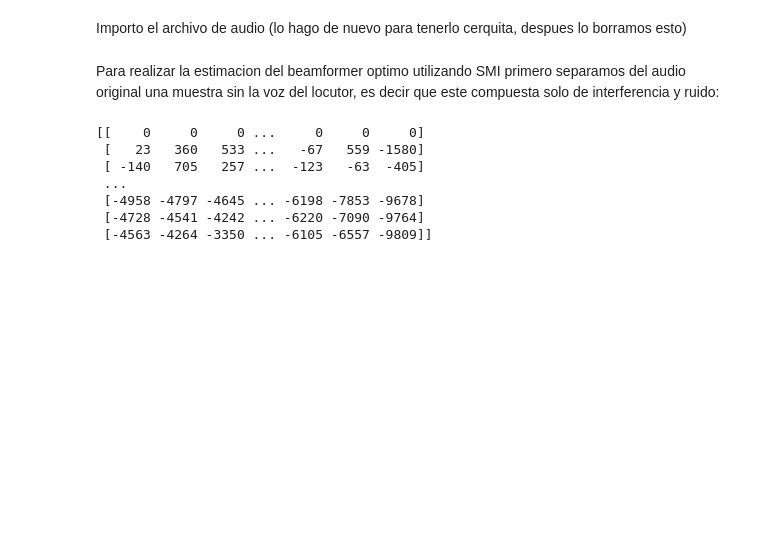
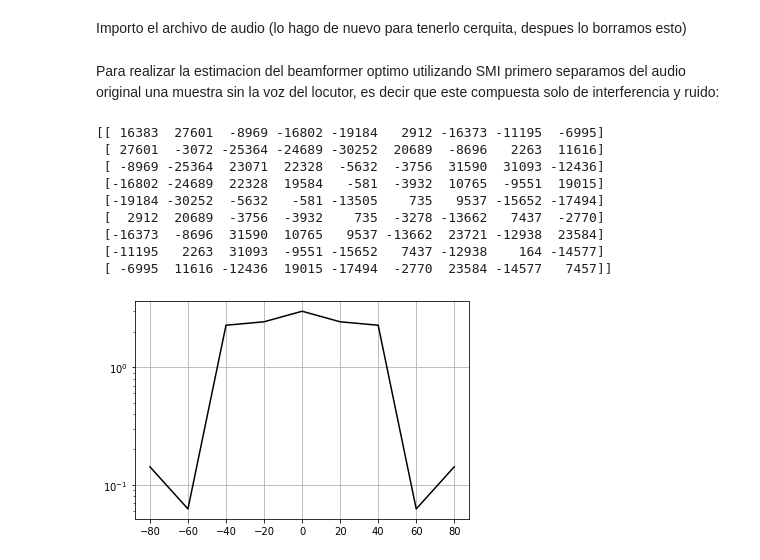
Before and after one commit to mbergerman/Procesamiento-Adaptativo, a Jupyter notebook: TPS/TP4/PASA_TP4_G2.ipynb, the cells around one changed output. Cells and saved outputs as stored; diff of their text form; code cells hidden in the pictures; blank space fills up the shorter version.

```diff
--- a/TPS/TP4/PASA_TP4_G2.ipynb
+++ b/TPS/TP4/PASA_TP4_G2.ipynb
@@ -199,14 +198,42 @@ N = len(data)
 # %% [markdown]
 Para realizar la estimacion del beamformer optimo utilizando SMI primero separamos del audio original una muestra sin la voz del locutor, es decir que este compuesta solo de interferencia y ruido:
-# %%
-print(data)
-#int_noise = data[:, rate*8:rate*9]
-#print(int_noise)
-# %% [output]
-[[    0     0     0 ...     0     0     0]
- [   23   360   533 ...   -67   559 -1580]
- [ -140   705   257 ...  -123   -63  -405]
- ...
- [-4958 -4797 -4645 ... -6198 -7853 -9678]
- [-4728 -4541 -4242 ... -6220 -7090 -9764]
- [-4563 -4264 -3350 ... -6105 -6557 -9809]]
+# %%
+def response_vector(phi, M, d):
+    l = 343/Fc
+    return M**-0.5 * np.exp(-2j * np.pi * d * np.sin(phi) / l * np.arange(0, M))
+# %%
+Ri_n = 0
+l = 343/Fc
+
+i_n = data[:, 410860:426718]                                # Tomo un intervalo de audio en el que solo existen interferencias y ruidos (el locutor esta callado)
+i_n = i_n[[1,2,3,5,7,9,11,12,13], :]
+
+
+for i in range(len(i_n)):
+    Ri_n += np.dot(i_n[:, i].reshape(9,1), np.conj(i_n[:, i].T).reshape(1,9))
+
+print(Ri_n)
+Ri_n = Ri_n / len(i_n)
+inv_Rin = np.linalg.inv(Ri_n)
+
+v = response_vector(0, 9, 0.08)
+
+aux_mul = inv_Rin @ v
+csmi = aux_mul / (np.conj(v.T) @ aux_mul)
+
+C = fftshift(fft(csmi))
+phi = fftshift(np.fft.fftfreq(len(C))) * 180
+plt.semilogy(phi, np.abs(C) ** 2 * 9 ** -0.5, 'k')
+plt.grid()
+plt.show()
+# %% [output]
+[[ 16383  27601  -8969 -16802 -19184   2912 -16373 -11195  -6995]
+ [ 27601  -3072 -25364 -24689 -30252  20689  -8696   2263  11616]
+ [ -8969 -25364  23071  22328  -5632  -3756  31590  31093 -12436]
+ [-16802 -24689  22328  19584   -581  -3932  10765  -9551  19015]
+ [-19184 -30252  -5632   -581 -13505    735   9537 -15652 -17494]
+ [  2912  20689  -3756  -3932    735  -3278 -13662   7437  -2770]
+ [-16373  -8696  31590  10765   9537 -13662  23721 -12938  23584]
+ [-11195   2263  31093  -9551 -15652   7437 -12938    164 -14577]
+ [ -6995  11616 -12436  19015 -17494  -2770  23584 -14577   7457]]
+[figure, added]
```
Also changed, not shown: parts of 1 cell of this notebook.
